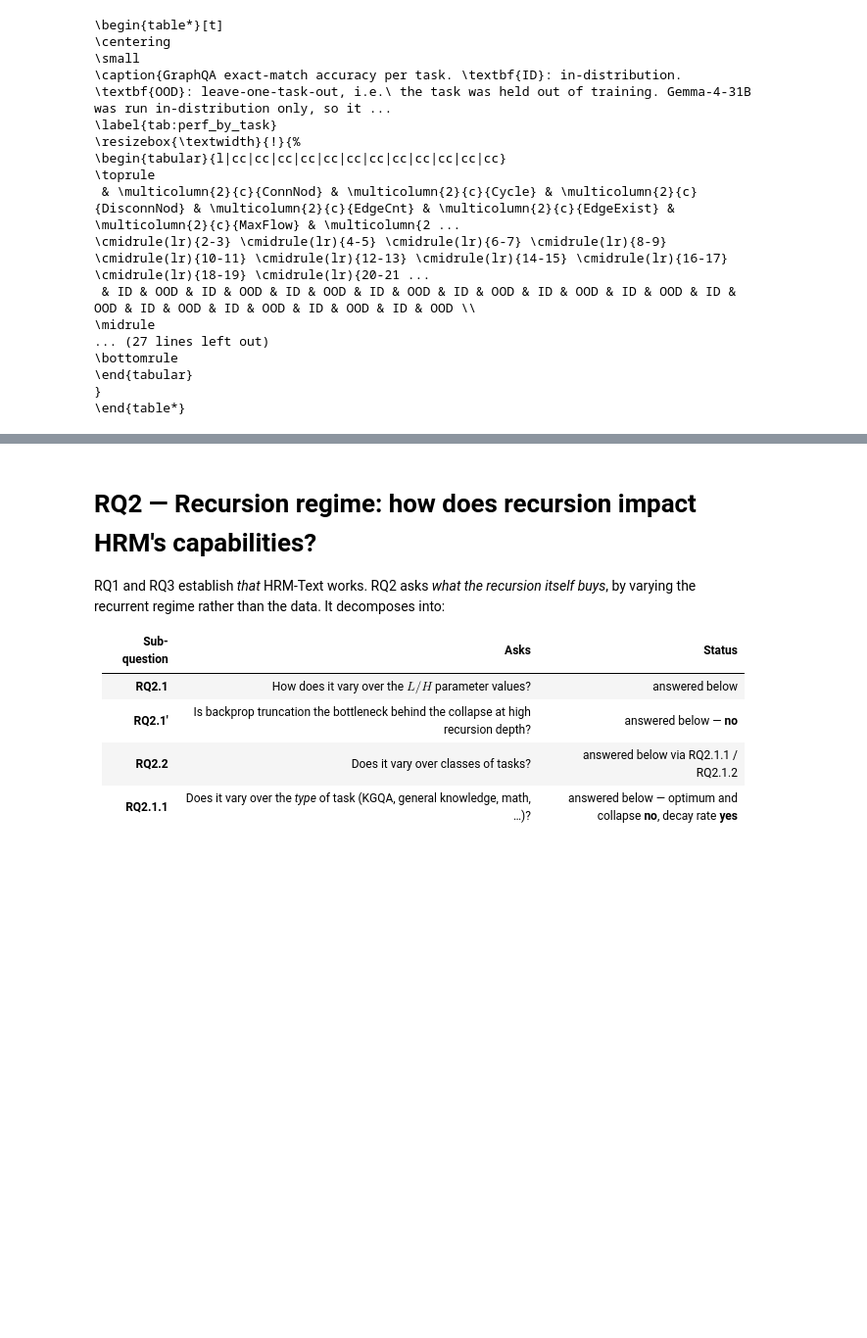
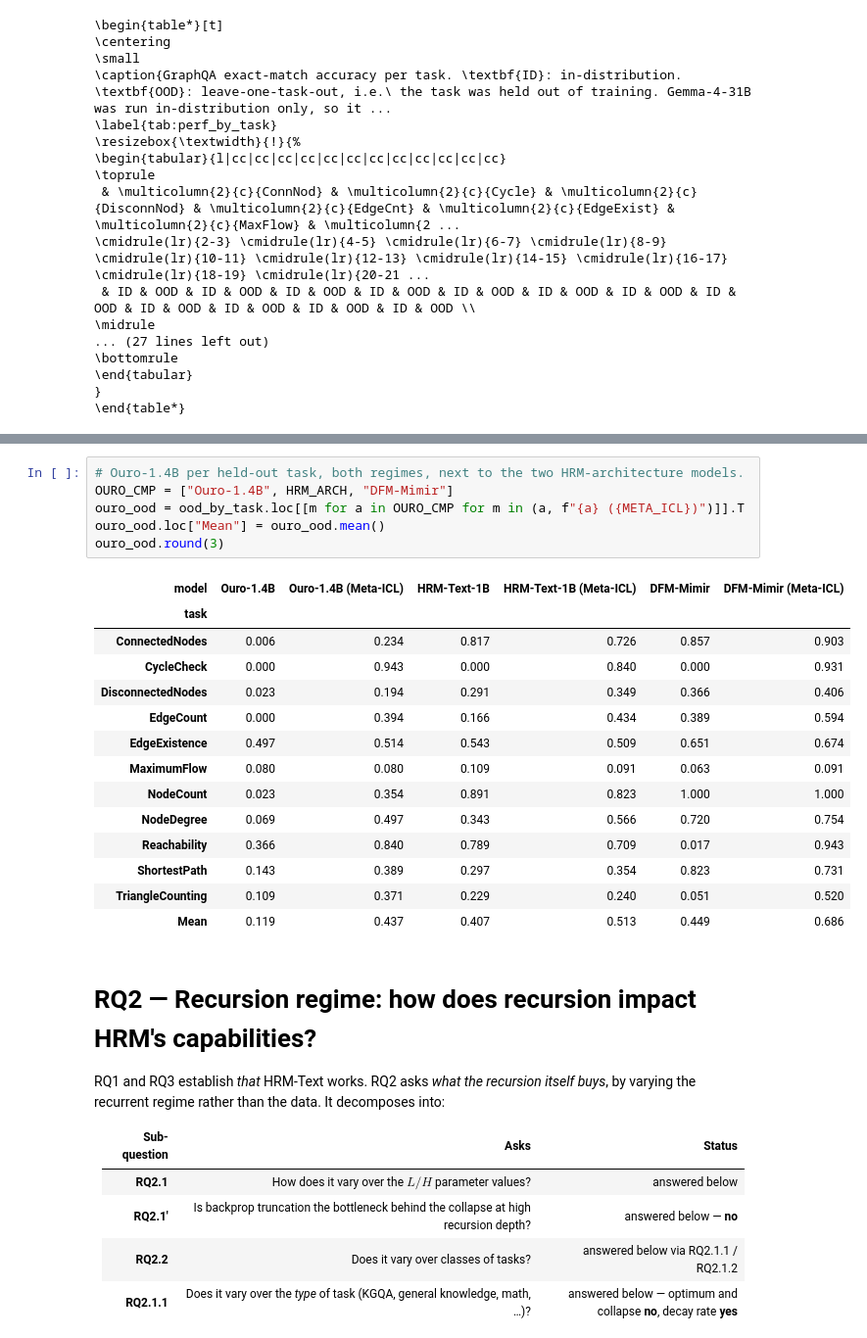
Before and after one commit to MariusAAROS/HRM-Text-for-Graphs, a Jupyter notebook: report/paper_results.ipynb, the cells around one changed output, grey strips where cells are left out. Shown at 98% size. Drawn from its saved outputs; the diff is of its cells as text; blank space fills up the shorter version.

Commit message:
figure update ouro+mimir ood

```diff
--- a/report/paper_results.ipynb
+++ b/report/paper_results.ipynb
@@ -599,3 +614,24 @@ Mistral-7B & 0.545 & 0.486 & 0.057 & 0.259 \\
+# %%
+# Ouro-1.4B per held-out task, both regimes, next to the two HRM-architecture models.
+OURO_CMP = ["Ouro-1.4B", HRM_ARCH, "DFM-Mimir"]
+ouro_ood = ood_by_task.loc[[m for a in OURO_CMP for m in (a, f"{a} ({META_ICL})")]].T
+ouro_ood.loc["Mean"] = ouro_ood.mean()
+ouro_ood.round(3)
+# %% [output]
+| model | Ouro-1.4B | Ouro-1.4B (Meta-ICL) | HRM-Text-1B | HRM-Text-1B (Meta-ICL) | DFM-Mimir | DFM-Mimir (Meta-ICL) |
+| task |  |  |  |  |  |  |
+| ConnectedNodes | 0.006 | 0.234 | 0.817 | 0.726 | 0.857 | 0.903 |
+| CycleCheck | 0.000 | 0.943 | 0.000 | 0.840 | 0.000 | 0.931 |
+| DisconnectedNodes | 0.023 | 0.194 | 0.291 | 0.349 | 0.366 | 0.406 |
+| EdgeCount | 0.000 | 0.394 | 0.166 | 0.434 | 0.389 | 0.594 |
+| EdgeExistence | 0.497 | 0.514 | 0.543 | 0.509 | 0.651 | 0.674 |
+| MaximumFlow | 0.080 | 0.080 | 0.109 | 0.091 | 0.063 | 0.091 |
+| NodeCount | 0.023 | 0.354 | 0.891 | 0.823 | 1.000 | 1.000 |
+| NodeDegree | 0.069 | 0.497 | 0.343 | 0.566 | 0.720 | 0.754 |
+| Reachability | 0.366 | 0.840 | 0.789 | 0.709 | 0.017 | 0.943 |
+| ShortestPath | 0.143 | 0.389 | 0.297 | 0.354 | 0.823 | 0.731 |
+| TriangleCounting | 0.109 | 0.371 | 0.229 | 0.240 | 0.051 | 0.520 |
+| Mean | 0.119 | 0.437 | 0.407 | 0.513 | 0.449 | 0.686 |
 # %% [markdown]
 # RQ2 — Recursion regime: how does recursion impact HRM's capabilities?
 
```
Also changed, not shown: parts of 6 cells of this notebook, 5 other files.
